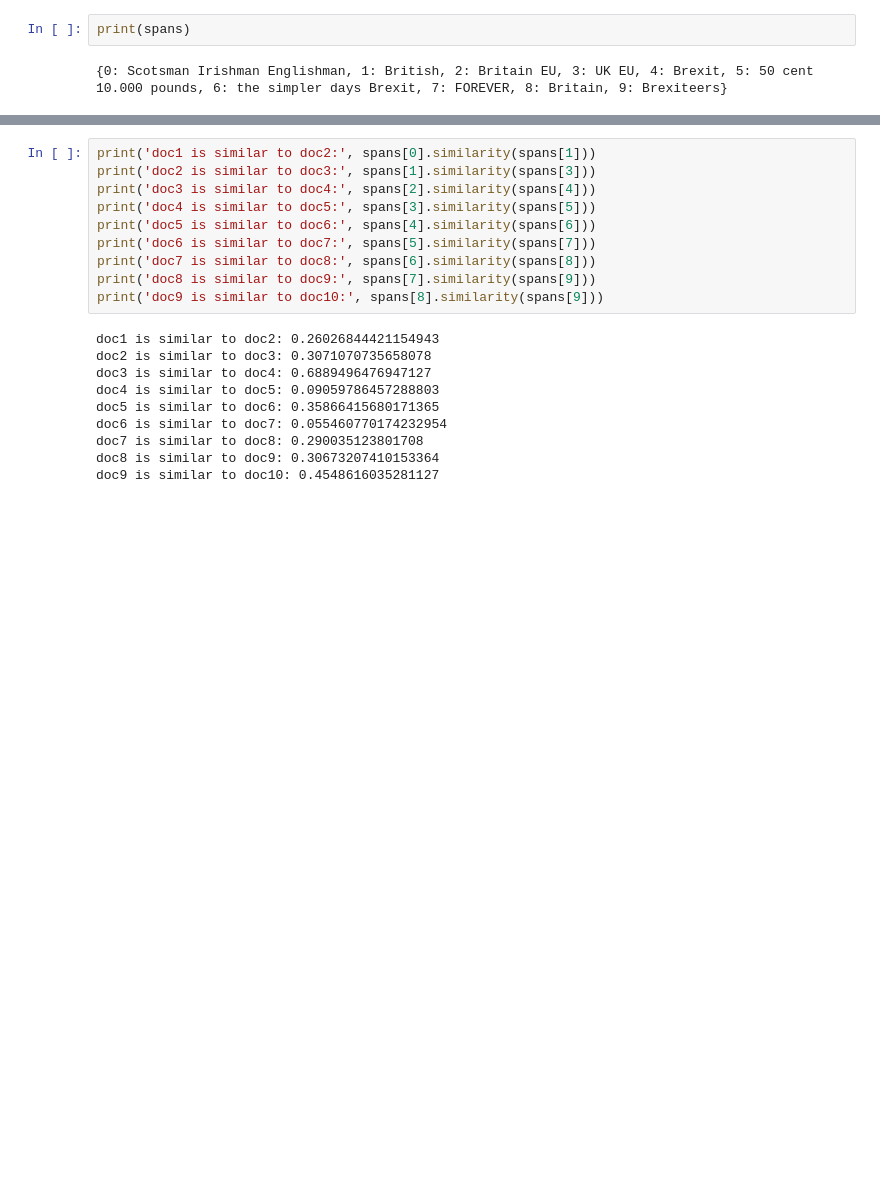
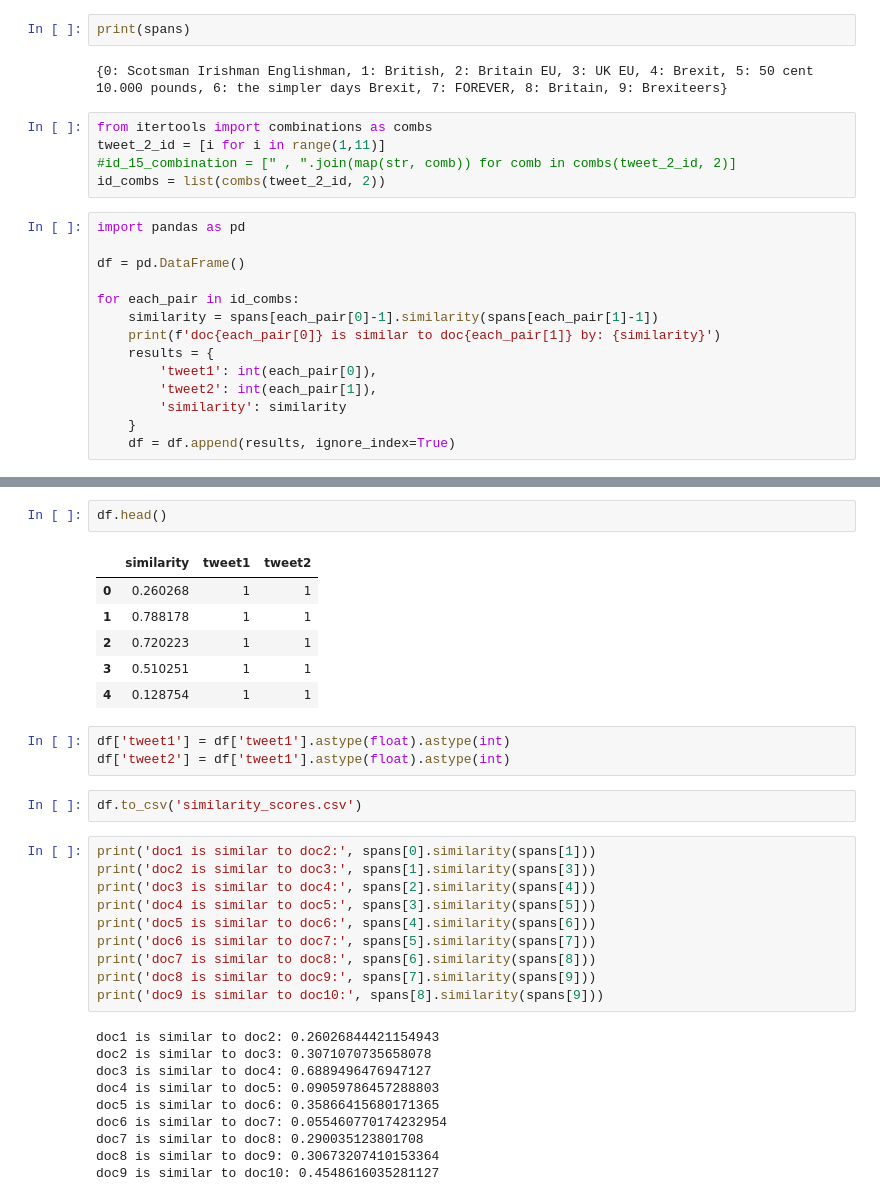
Before and after one commit to codingWithAndy/CDT_MSc_Thesis, a Jupyter notebook: Implementation/Exploration/nlp exploring.ipynb, the cells around one changed output, grey strips where cells are left out. Cells and saved outputs as stored; diff of their text form; blank space fills up the shorter version.

Commit message:
NLP exploration of similarity scores.

```diff
--- a/Implementation/Exploration/nlp exploring.ipynb
+++ b/Implementation/Exploration/nlp exploring.ipynb
@@ -463,3 +465,22 @@ for j,doc in enumerate(docs):
 print(spans)
 # %% [output]
 {0: Scotsman Irishman Englishman, 1: British, 2: Britain EU, 3: UK EU, 4: Brexit, 5: 50 cent 10.000 pounds, 6: the simpler days Brexit, 7: FOREVER, 8: Britain, 9: Brexiteers}
+# %%
+from itertools import combinations as combs
+tweet_2_id = [i for i in range(1,11)]
+#id_15_combination = [" , ".join(map(str, comb)) for comb in combs(tweet_2_id, 2)]
+id_combs = list(combs(tweet_2_id, 2))
+# %%
+import pandas as pd
+
+df = pd.DataFrame()
+
+for each_pair in id_combs:
+    similarity = spans[each_pair[0]-1].similarity(spans[each_pair[1]-1])
+    print(f'doc{each_pair[0]} is similar to doc{each_pair[1]} by: {similarity}')
+    results = {
+        'tweet1': int(each_pair[0]),
+        'tweet2': int(each_pair[1]),
+        'similarity': similarity
+    }
+    df = df.append(results, ignore_index=True)
@@ -466,3 +505,17 @@ print(spans)
+# %%
+df.head()
+# %% [output]
+|  | similarity | tweet1 | tweet2 |
+| 0 | 0.260268 | 1 | 1 |
+| 1 | 0.788178 | 1 | 1 |
+| 2 | 0.720223 | 1 | 1 |
+| 3 | 0.510251 | 1 | 1 |
+| 4 | 0.128754 | 1 | 1 |
+# %%
+df['tweet1'] = df['tweet1'].astype(float).astype(int)
+df['tweet2'] = df['tweet1'].astype(float).astype(int)
+# %%
+df.to_csv('similarity_scores.csv')
 # %%
 print('doc1 is similar to doc2:', spans[0].similarity(spans[1]))
 print('doc2 is similar to doc3:', spans[1].similarity(spans[3]))
```
Also changed, not shown: parts of 2 cells of this notebook, 1 other file.
